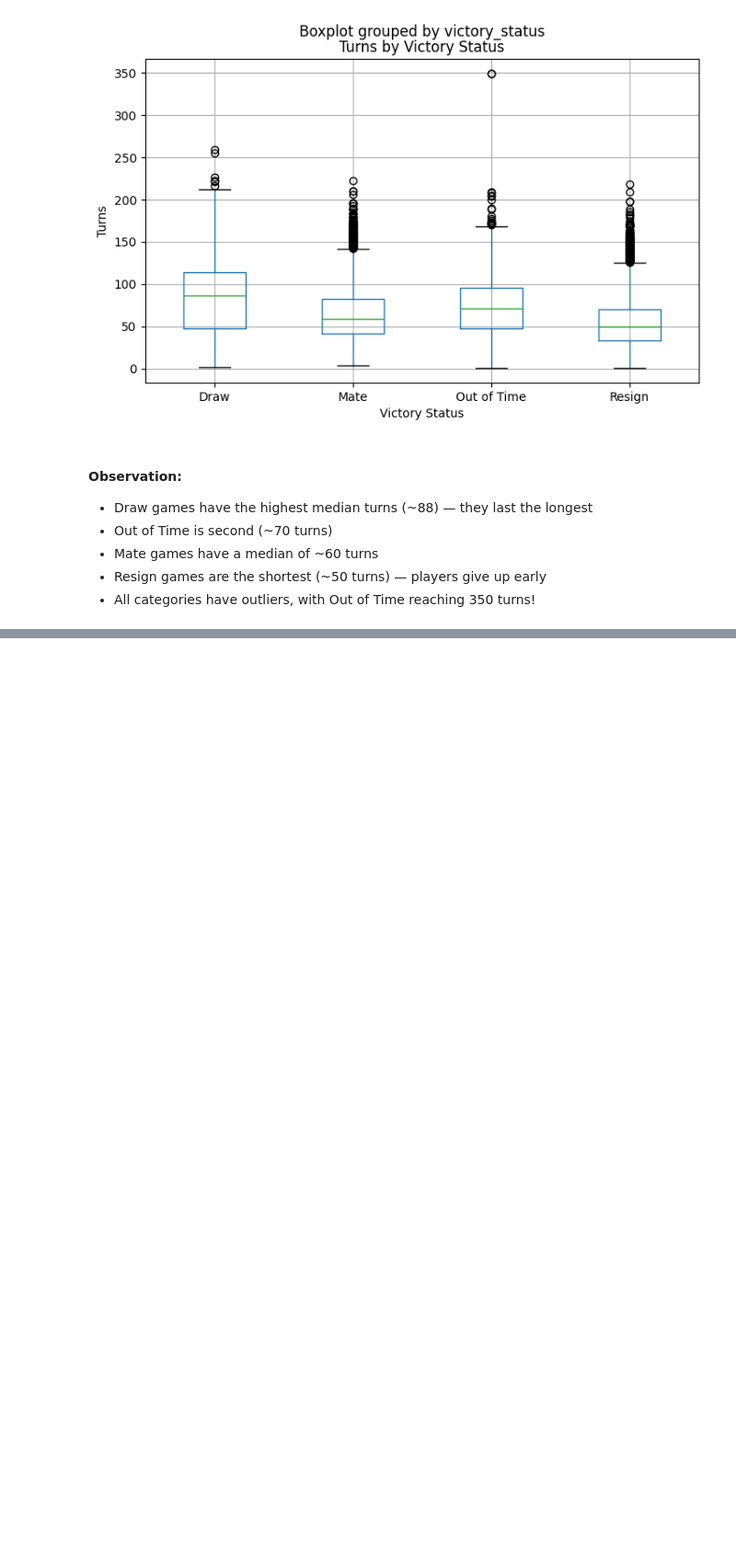
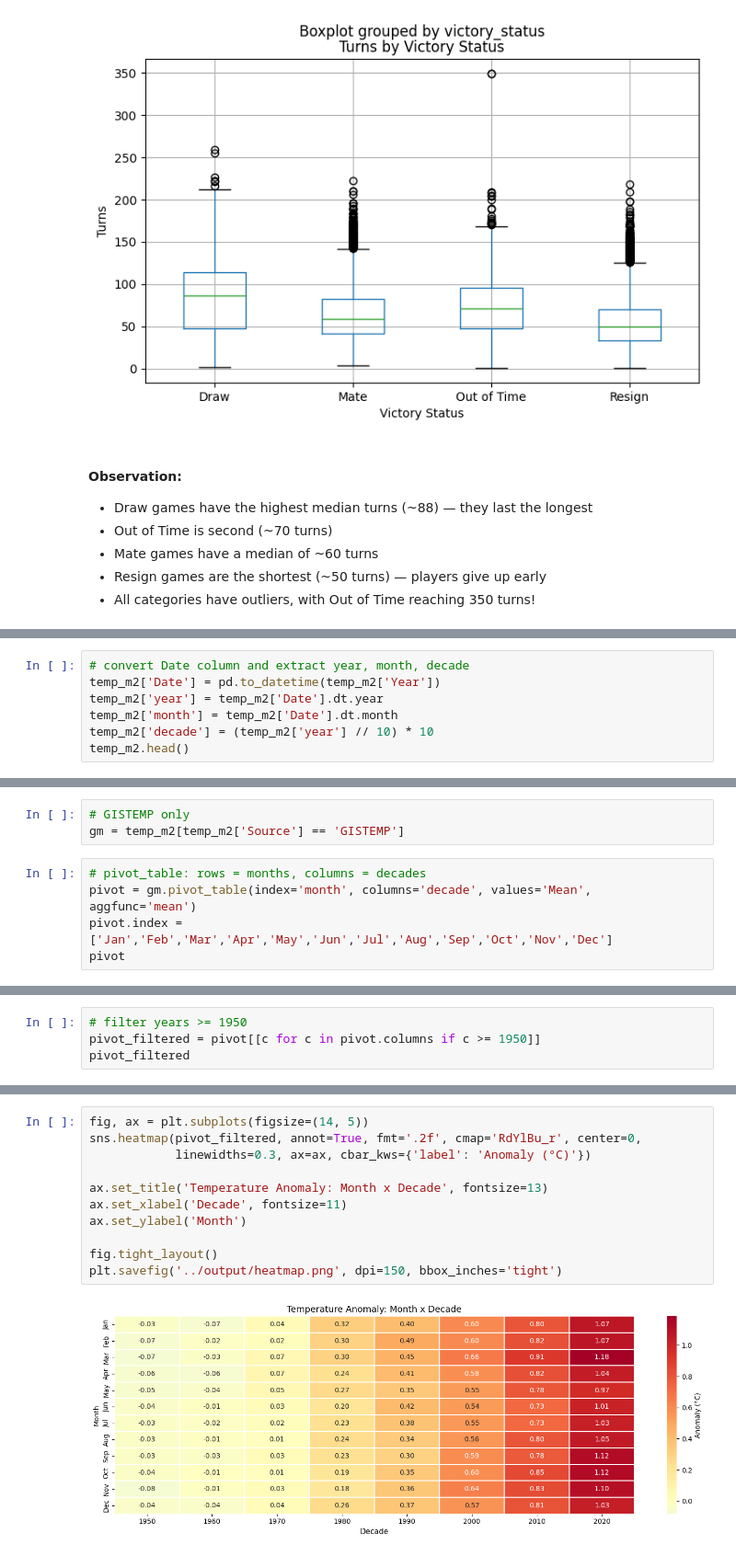
Before and after one commit to dina-masry/Chess_game, a Jupyter notebook: notebooks/01_explore.ipynb, the cells around one changed output, grey strips where cells are left out. Shown at 92% size. Saved outputs shown, nothing was run; the diff lists cells and outputs as text; blank space fills up the shorter version.

```diff
--- a/notebooks/01_explore.ipynb
+++ b/notebooks/01_explore.ipynb
@@ -423,0 +602,7 @@ ax.figure.savefig('../output/turns_by_victory_status.png')
+# %%
+# convert Date column and extract year, month, decade
+temp_m2['Date'] = pd.to_datetime(temp_m2['Year'])
+temp_m2['year'] = temp_m2['Date'].dt.year
+temp_m2['month'] = temp_m2['Date'].dt.month
+temp_m2['decade'] = (temp_m2['year'] // 10) * 10
+temp_m2.head()
@@ -423,0 +616,8 @@ ax.figure.savefig('../output/turns_by_victory_status.png')
+# %%
+# GISTEMP only
+gm = temp_m2[temp_m2['Source'] == 'GISTEMP']
+# %%
+# pivot_table: rows = months, columns = decades
+pivot = gm.pivot_table(index='month', columns='decade', values='Mean', aggfunc='mean')
+pivot.index = ['Jan','Feb','Mar','Apr','May','Jun','Jul','Aug','Sep','Oct','Nov','Dec']
+pivot
@@ -423,0 +638,4 @@ ax.figure.savefig('../output/turns_by_victory_status.png')
+# %%
+# filter years >= 1950
+pivot_filtered = pivot[[c for c in pivot.columns if c >= 1950]]
+pivot_filtered
@@ -423,0 +656,13 @@ ax.figure.savefig('../output/turns_by_victory_status.png')
+# %%
+fig, ax = plt.subplots(figsize=(14, 5))
+sns.heatmap(pivot_filtered, annot=True, fmt='.2f', cmap='RdYlBu_r', center=0,
+            linewidths=0.3, ax=ax, cbar_kws={'label': 'Anomaly (°C)'})
+
+ax.set_title('Temperature Anomaly: Month x Decade', fontsize=13)
+ax.set_xlabel('Decade', fontsize=11)
+ax.set_ylabel('Month')
+
+fig.tight_layout()
+plt.savefig('../output/heatmap.png', dpi=150, bbox_inches='tight')
+# %% [output]
+[figure, added]
```
Also changed, not shown: parts of 25 cells of this notebook, 8 other files.
